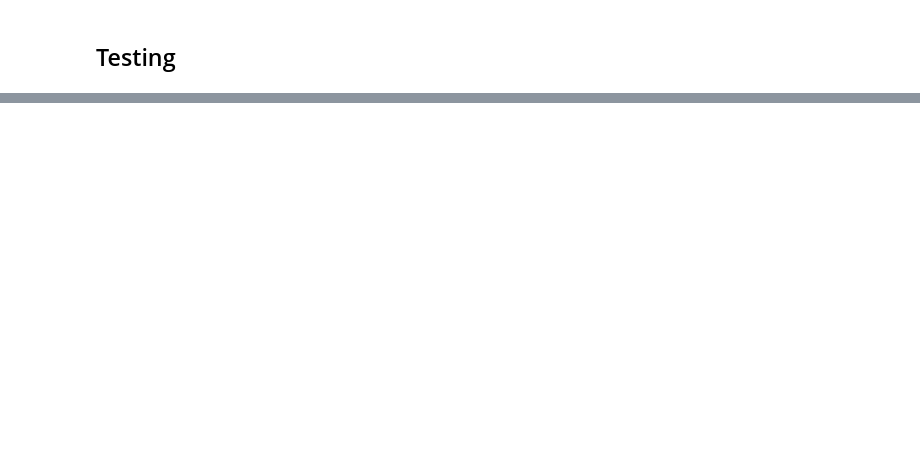
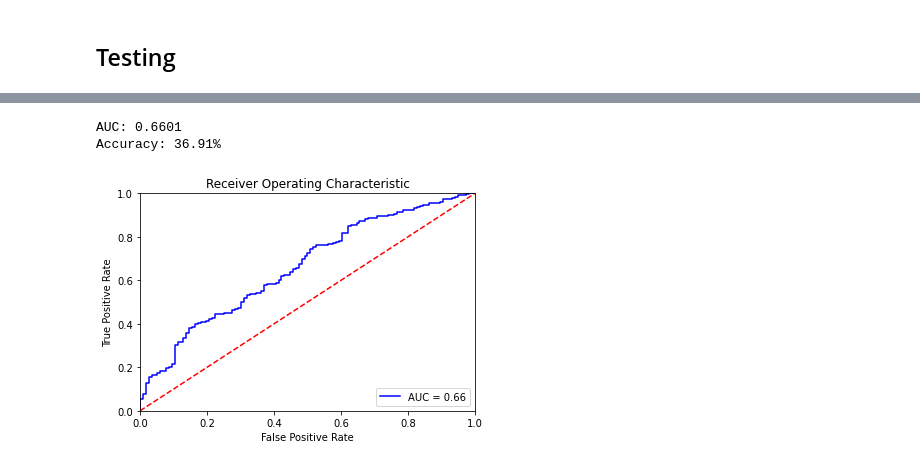
Before and after one commit to zzunebye/Capstone-code-data, a Jupyter notebook: PHEME_BERT_scratch.ipynb, the cells around one changed output, grey strips where cells are left out. Cells and saved outputs as stored; diff of their text form; code cells hidden in the pictures; blank space fills up the shorter version.

```diff
--- a/PHEME_BERT_scratch.ipynb
+++ b/PHEME_BERT_scratch.ipynb
@@ -1407,0 +1535,5 @@ print(classification_report(test_data.target, preds))
+# %%
+preds = np.argmax(probs, axis = 1)
+print(classification_report(y_test, preds))
+print(accuracy_score(y_test, preds))
+print(f1_score(y_test, preds, zero_division=1))
@@ -1407,0 +2000,18 @@ print(classification_report(test_data.target, preds))
+# %%
+raw_text = pd.read_csv('./data/_PHEME_text.csv')
+y = pd.read_csv('./data/_PHEME_target.csv')
+data = pd.concat([raw_text.text, y], axis=1).reset_index(drop=True)
+val = pd.read_csv('data/_PHEMEext_text.csv')
+
+X_train = data.text.values
+y_train = data.target.values
+
+X_val = val.drop(['Event'],axis=1).text.values
+y_val = val.target.values
+
+rhi_data = pd.read_csv('data/_RHI_text.csv').text.values
+rhi_y = pd.read_csv('data/_RHI_text.csv').isRumor
+# %%
+device = getDevice()
+tokenizer = BertTokenizer.from_pretrained('bert-base-uncased', do_lower_case=True)
+train_dataloader, val_dataloader = data_process(X_train, y_train, X_val, y_val, batch_size=6)
@@ -1407,0 +2022,4 @@ print(classification_report(test_data.target, preds))
+# %%
+# set_seed(42)    # Set seed for reproducibility
+# bert_classifier, optimizer, scheduler, loss_fn = initialize_model(epochs=3)
+train(bert_classifier, train_dataloader, val_dataloader, epochs=1, evaluation=True)
@@ -1407,0 +2046,10 @@ print(classification_report(test_data.target, preds))
+# %%
+# Compute predicted probabilities on the test set
+probs = bert_predict(bert_classifier, val_dataloader)
+
+# Evaluate the Bert classifier
+evaluate_roc(probs, y_val)
+# %% [output]
+AUC: 0.6601
+Accuracy: 36.91%
+[figure, added]
```
Also changed, not shown: parts of 28 cells of this notebook.
